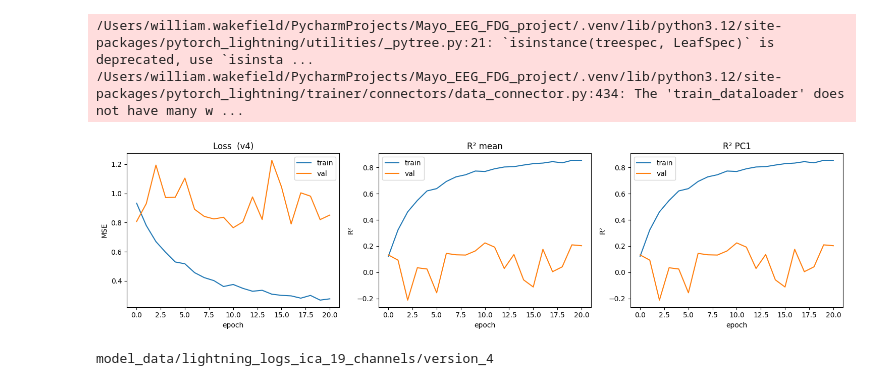
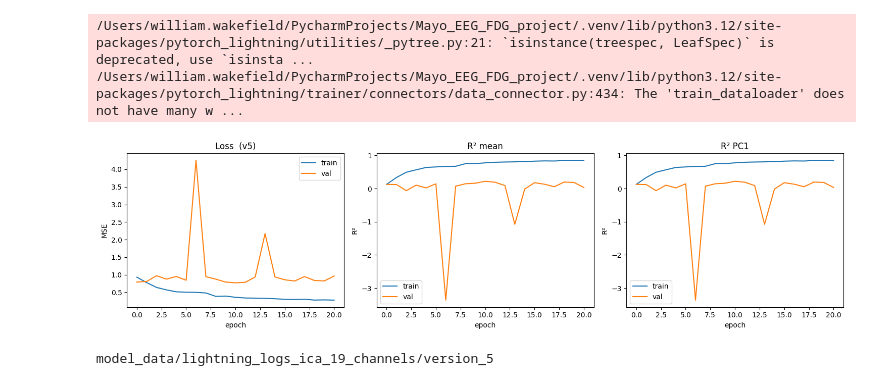
Before and after one commit to william2952/EEG_FDG_dementia, a Jupyter notebook: model_lightning_ica.ipynb, the cells around one changed output. Cells and saved outputs as stored; diff of their text form; code cells hidden in the pictures.

```diff
--- a/model_lightning_ica.ipynb
+++ b/model_lightning_ica.ipynb
@@ -238,35 +238,35 @@ trainer.fit(model, train_loader, test_loader)
 # %%
 from tensorboard.backend.event_processing.event_accumulator import EventAccumulator
 
-VERSION = 4
+VERSION = 5
 
 log_dir = Path(f"model_data/lightning_logs_ica_19_channels/version_{VERSION}")
 ea = EventAccumulator(str(log_dir), size_guidance={"scalars": 0}); ea.Reload()
 tags = ea.Tags()["scalars"]
 
 def series(tag):
     return (list(range(len(ea.Scalars(tag)))), [e.value for e in ea.Scalars(tag)]) if tag in tags else ([], [])
 
 n_pcs = sum(1 for t in tags if t.startswith("val_r2_pc"))
 n_plots = 2 + n_pcs
 fig, axes = plt.subplots(1, n_plots, figsize=(5 * n_plots, 4))
 
 for tag, lab in [("train_loss_epoch", "train"), ("val_loss_epoch", "val")]:
     axes[0].plot(*series(tag), label=lab)
 axes[0].set(xlabel="epoch", ylabel="MSE", title=f"Loss  (v{VERSION})"); axes[0].legend()
 
 for tag, lab in [("train_r2_mean", "train"), ("val_r2_mean", "val")]:
     axes[1].plot(*series(tag), label=lab)
 axes[1].set(xlabel="epoch", ylabel="R²", title="R² mean"); axes[1].legend()
 
 for pc in range(1, n_pcs + 1):
     ax = axes[1 + pc]
     for tag, lab in [(f"train_r2_pc{pc}", "train"), (f"val_r2_pc{pc}", "val")]:
         ax.plot(*series(tag), label=lab)
     ax.set(xlabel="epoch", ylabel="R²", title=f"R² PC{pc}"); ax.legend()
 
 plt.tight_layout(); plt.show()
 print(log_dir)
 # %% [output]
-[figure, old version]
+[figure, new version]
-model_data/lightning_logs_ica_19_channels/version_4
+model_data/lightning_logs_ica_19_channels/version_5
```
Also changed, not shown: parts of 1 cell of this notebook, 7 other files.
